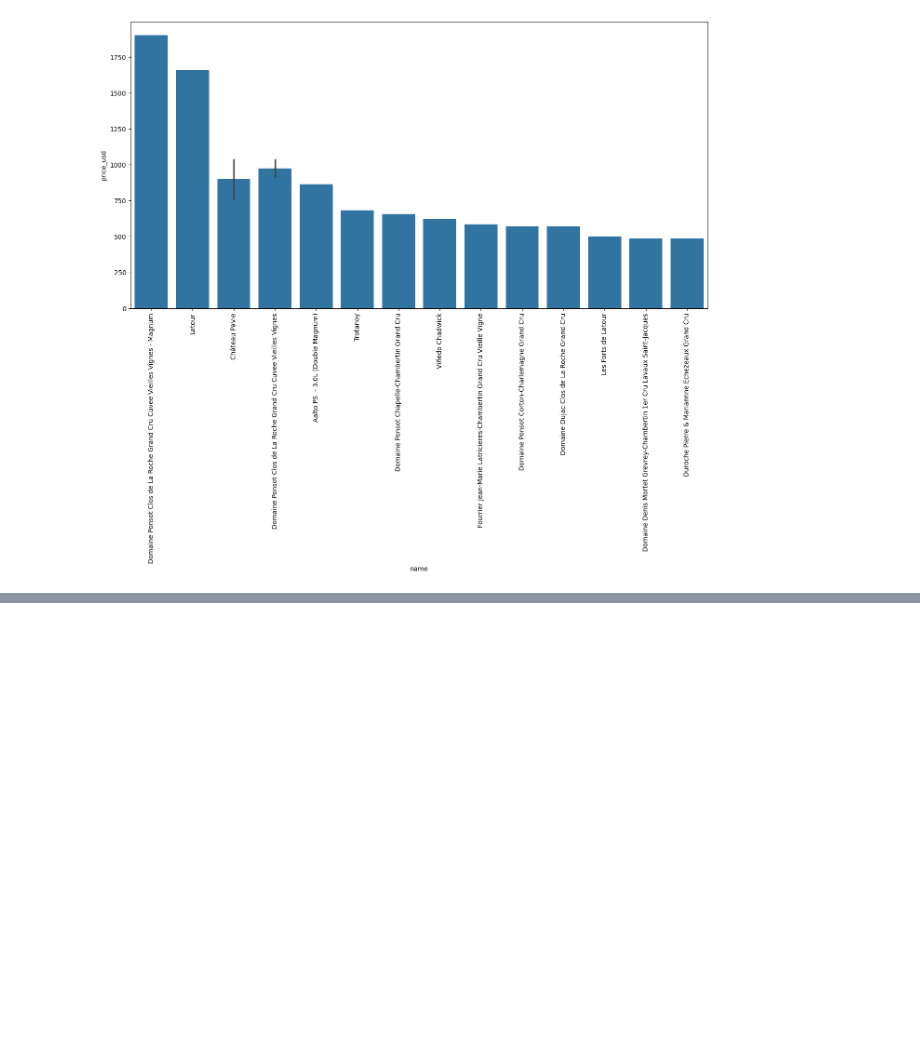
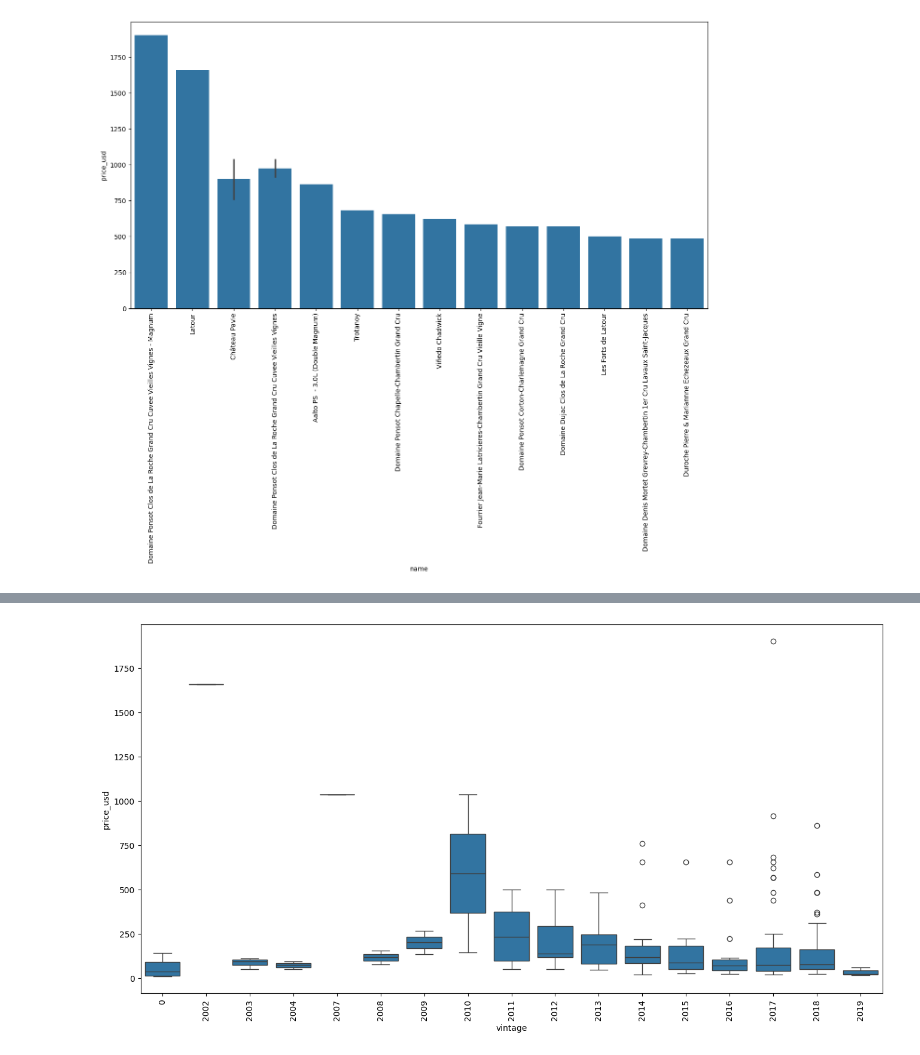
Before and after one commit to JhonnyLimachi/Sigmoidal, a Jupyter notebook: 41_4_[PROJETO]_Previsão_de_Demanda_(Time_Series_Forecasting).ipynb, the cells around one changed output, grey strips where cells are left out. Cells and saved outputs as stored; diff of their text form; code cells hidden in the pictures; blank space fills up the shorter version.

```diff
--- a/41_4_[PROJETO]_Previsão_de_Demanda_(Time_Series_Forecasting).ipynb
+++ b/41_4_[PROJETO]_Previsão_de_Demanda_(Time_Series_Forecasting).ipynb
@@ -378,0 +424,9 @@ plt.show();
+# %%
+# boxplots de preço por safra
+data = pd.concat([df.price_usd, df.vintage], axis=1)
+f, ax = plt.subplots(figsize=(16, 8))
+fig = sns.boxplot(x=df.vintage, y=df.price_usd, data=data)
+fig.axis();
+plt.xticks(rotation=90);
+# %% [output]
+[figure, added]
```
Also changed, not shown: parts of 4 cells of this notebook.
